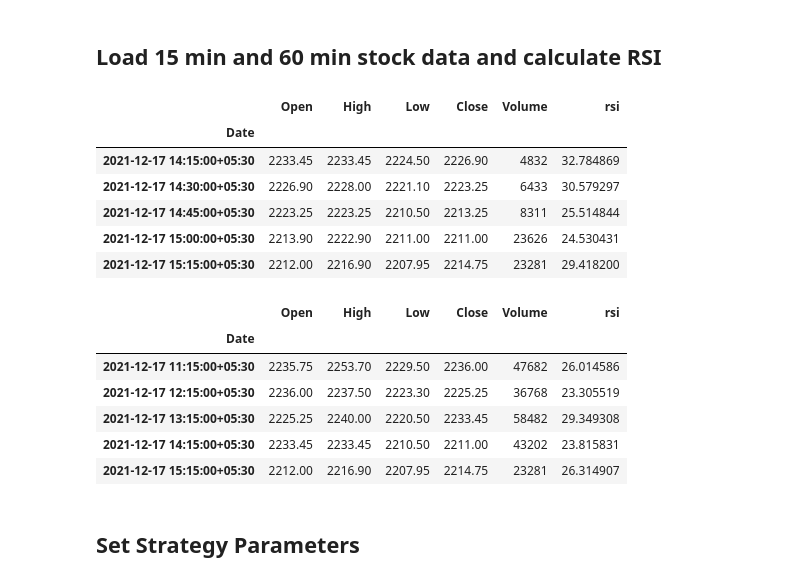
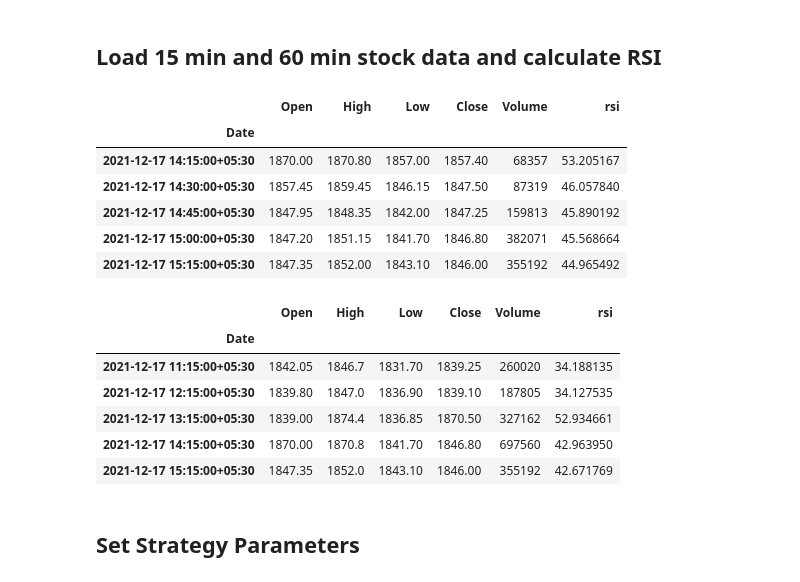
Before and after one commit to hbbtekademy/algo-trading, a Jupyter notebook: python/notebooks/strategies/rsi_strategy/RSIStrategy.ipynb, the cells around one changed output. Drawn from its saved outputs; the diff is of its cells as text; code cells hidden in the pictures.

```diff
--- a/python/notebooks/strategies/rsi_strategy/RSIStrategy.ipynb
+++ b/python/notebooks/strategies/rsi_strategy/RSIStrategy.ipynb
@@ -56,21 +55,21 @@ def get_back_candles(df, index, back_count):
 # %% [markdown]
 ## Load 15 min and 60 min stock data and calculate RSI
 # %%
-file_15min = '/content/stock_data/ACC-HIST.csv'
-file_60min = '/content/stock_data/ACC-HIST-60M.csv'
+file_15min = '/content/stock_data/LT-HIST.csv'
+file_60min = '/content/stock_data/LT-HIST-60M.csv'
 
 df_15min = pd.read_csv(file_15min, parse_dates=['Date'], index_col=['Date'])
 rsi = RSIIndicator(df_15min['Close']).rsi()
 df_15min = df_15min.assign(rsi=rsi.values)
 df_15min.tail()
 # %% [output]
 |  | Open | High | Low | Close | Volume | rsi |
 | Date |  |  |  |  |  |  |
-| 2021-12-17 14:15:00+05:30 | 2233.45 | 2233.45 | 2224.50 | 2226.90 | 4832 | 32.784869 |
-| 2021-12-17 14:30:00+05:30 | 2226.90 | 2228.00 | 2221.10 | 2223.25 | 6433 | 30.579297 |
-| 2021-12-17 14:45:00+05:30 | 2223.25 | 2223.25 | 2210.50 | 2213.25 | 8311 | 25.514844 |
-| 2021-12-17 15:00:00+05:30 | 2213.90 | 2222.90 | 2211.00 | 2211.00 | 23626 | 24.530431 |
-| 2021-12-17 15:15:00+05:30 | 2212.00 | 2216.90 | 2207.95 | 2214.75 | 23281 | 29.418200 |
+| 2021-12-17 14:15:00+05:30 | 1870.00 | 1870.80 | 1857.00 | 1857.40 | 68357 | 53.205167 |
+| 2021-12-17 14:30:00+05:30 | 1857.45 | 1859.45 | 1846.15 | 1847.50 | 87319 | 46.057840 |
+| 2021-12-17 14:45:00+05:30 | 1847.95 | 1848.35 | 1842.00 | 1847.25 | 159813 | 45.890192 |
+| 2021-12-17 15:00:00+05:30 | 1847.20 | 1851.15 | 1841.70 | 1846.80 | 382071 | 45.568664 |
+| 2021-12-17 15:15:00+05:30 | 1847.35 | 1852.00 | 1843.10 | 1846.00 | 355192 | 44.965492 |
 # %%
 df_60min = pd.read_csv(file_60min, parse_dates=['Date'], index_col=['Date'])
 rsi = RSIIndicator(df_60min['Close']).rsi()
@@ -79,11 +78,11 @@ df_60min.tail()
 # %% [output]
 |  | Open | High | Low | Close | Volume | rsi |
 | Date |  |  |  |  |  |  |
-| 2021-12-17 11:15:00+05:30 | 2235.75 | 2253.70 | 2229.50 | 2236.00 | 47682 | 26.014586 |
-| 2021-12-17 12:15:00+05:30 | 2236.00 | 2237.50 | 2223.30 | 2225.25 | 36768 | 23.305519 |
-| 2021-12-17 13:15:00+05:30 | 2225.25 | 2240.00 | 2220.50 | 2233.45 | 58482 | 29.349308 |
-| 2021-12-17 14:15:00+05:30 | 2233.45 | 2233.45 | 2210.50 | 2211.00 | 43202 | 23.815831 |
-| 2021-12-17 15:15:00+05:30 | 2212.00 | 2216.90 | 2207.95 | 2214.75 | 23281 | 26.314907 |
+| 2021-12-17 11:15:00+05:30 | 1842.05 | 1846.7 | 1831.70 | 1839.25 | 260020 | 34.188135 |
+| 2021-12-17 12:15:00+05:30 | 1839.80 | 1847.0 | 1836.90 | 1839.10 | 187805 | 34.127535 |
+| 2021-12-17 13:15:00+05:30 | 1839.00 | 1874.4 | 1836.85 | 1870.50 | 327162 | 52.934661 |
+| 2021-12-17 14:15:00+05:30 | 1870.00 | 1870.8 | 1841.70 | 1846.80 | 697560 | 42.963950 |
+| 2021-12-17 15:15:00+05:30 | 1847.35 | 1852.0 | 1843.10 | 1846.00 | 355192 | 42.671769 |
 # %% [markdown]
 ## Set Strategy Parameters
 # %%
```
Also changed, not shown: parts of 8 cells of this notebook.
